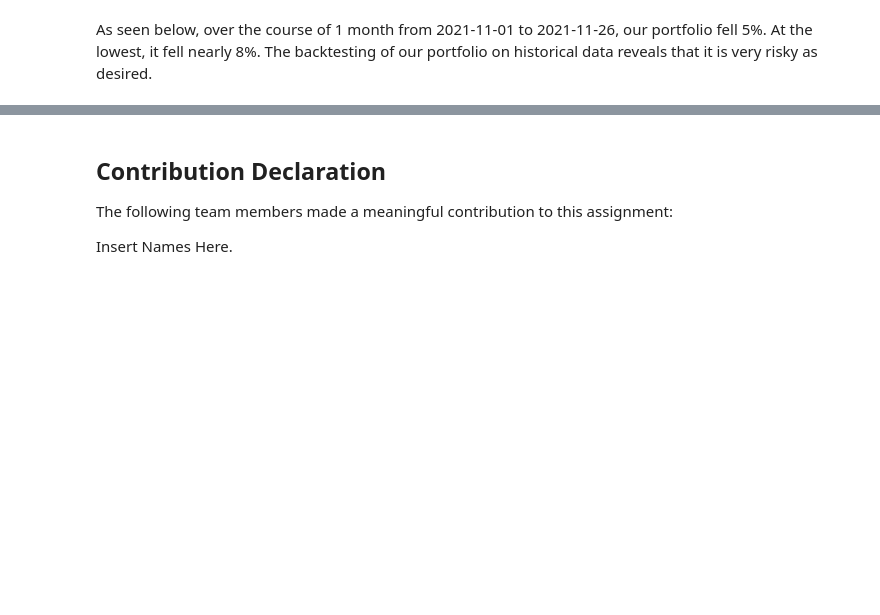
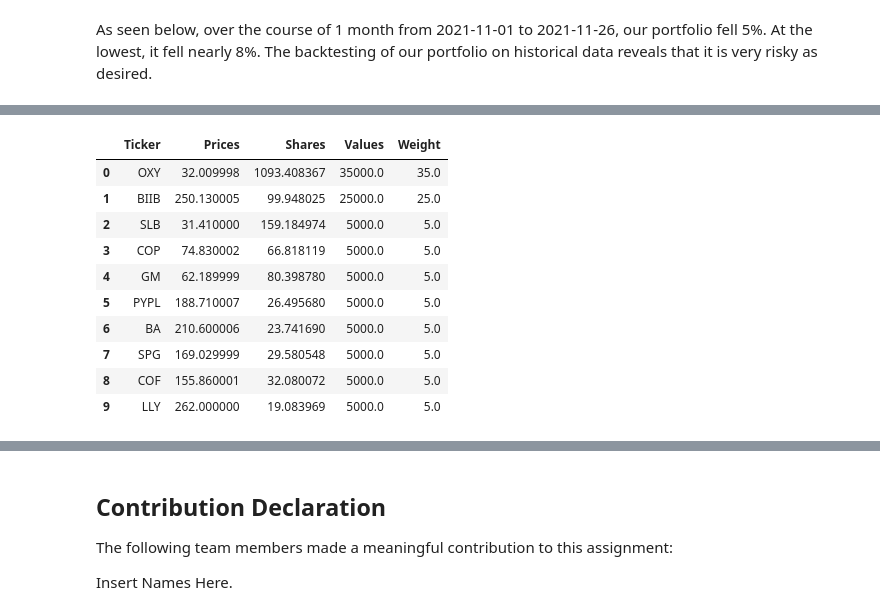
Before and after one commit to billbai0102/CFM101-Group-Assignment, a Jupyter notebook: bills-version.ipynb, the cells around one changed output, grey strips where cells are left out. Drawn from its saved outputs; the diff is of its cells as text; code cells hidden in the pictures; blank space fills up the shorter version.

```diff
--- a/bills-version.ipynb
+++ b/bills-version.ipynb
@@ -24,6 +24,9 @@ Later on in our code, we'll also explain why we used daily data in calculating t
 # Start and end date to base our portfolio tickers off of
 start_date = "2020-11-26"
 end_date = "2021-11-26"
+
+# Portfolio starting date
+comp_date = '2021-11-25'
 # %% [markdown]
 Next we'll load the given list of tickers to choose our portfolio from.
 # %%
@@ -628,0 +577,48 @@ pd.read_csv('Stocks_Group_12.csv')
+# %%
+def price_data(lst,date):
+    dic={}
+    for i in range(len(lst)):
+        t=yf.Ticker(lst[i])
+        t_hist=t.history(start=date)
+        dic[lst[i]]=t_hist.Close
+    return dic
+
+comp_closing=pd.DataFrame(price_data(lstofstocks, comp_date))
+
+def calc_shares(df):
+    dic={}
+    for i in range(len(df.index)):
+        comp_closing.index[i]
+        for j in range(len(df.columns)):
+            if j <= 0:
+                dic[df.columns[j]]=35000/df.iloc[i,j]
+            elif j <= 1:
+                dic[df.columns[j]]=25000/df.iloc[i,j]
+            else:
+                dic[df.columns[j]]=5000/df.iloc[i,j]
+    return dic
+
+shares=calc_shares(comp_closing)
+sa=pd.DataFrame.from_dict(shares,orient="index")
+
+comp_closing=comp_closing.transpose()
+FinalPortfolio=comp_closing
+
+FinalPortfolio["Shares"]=sa[0]
+FinalPortfolio=comp_closing.reset_index()
+FinalPortfolio.columns=["Ticker","Prices","Shares"]
+FinalPortfolio["Values"]=FinalPortfolio["Prices"]*FinalPortfolio["Shares"]
+FinalPortfolio["Weight"]=(FinalPortfolio["Values"]/100000)*100
+FinalPortfolio
+# %% [output]
+|  | Ticker | Prices | Shares | Values | Weight |
+| 0 | OXY | 32.009998 | 1093.408367 | 35000.0 | 35.0 |
+| 1 | BIIB | 250.130005 | 99.948025 | 25000.0 | 25.0 |
+| 2 | SLB | 31.410000 | 159.184974 | 5000.0 | 5.0 |
+| 3 | COP | 74.830002 | 66.818119 | 5000.0 | 5.0 |
+| 4 | GM | 62.189999 | 80.398780 | 5000.0 | 5.0 |
+| 5 | PYPL | 188.710007 | 26.495680 | 5000.0 | 5.0 |
+| 6 | BA | 210.600006 | 23.741690 | 5000.0 | 5.0 |
+| 7 | SPG | 169.029999 | 29.580548 | 5000.0 | 5.0 |
+| 8 | COF | 155.860001 | 32.080072 | 5000.0 | 5.0 |
+| 9 | LLY | 262.000000 | 19.083969 | 5000.0 | 5.0 |
```
Also changed, not shown: parts of 8 cells of this notebook, 1 other file.
